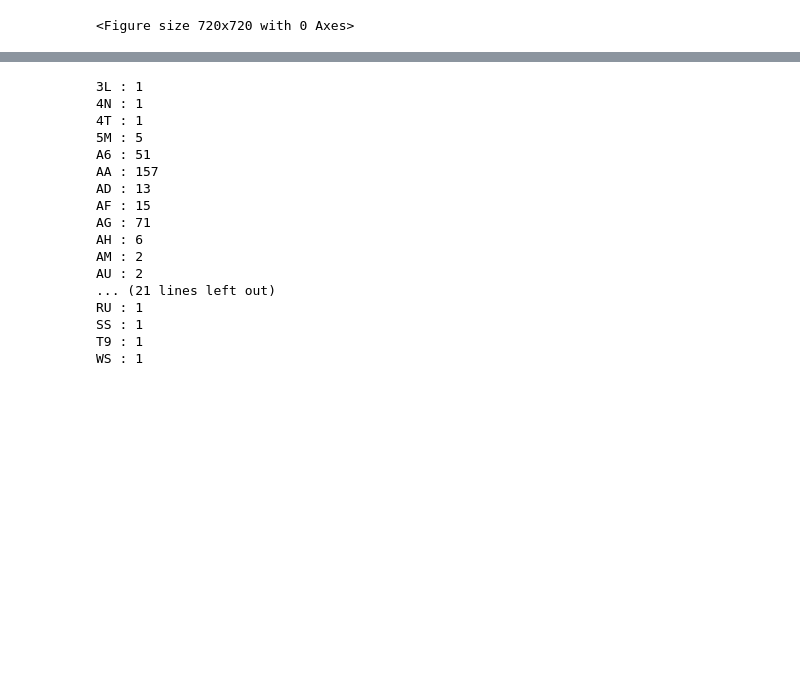
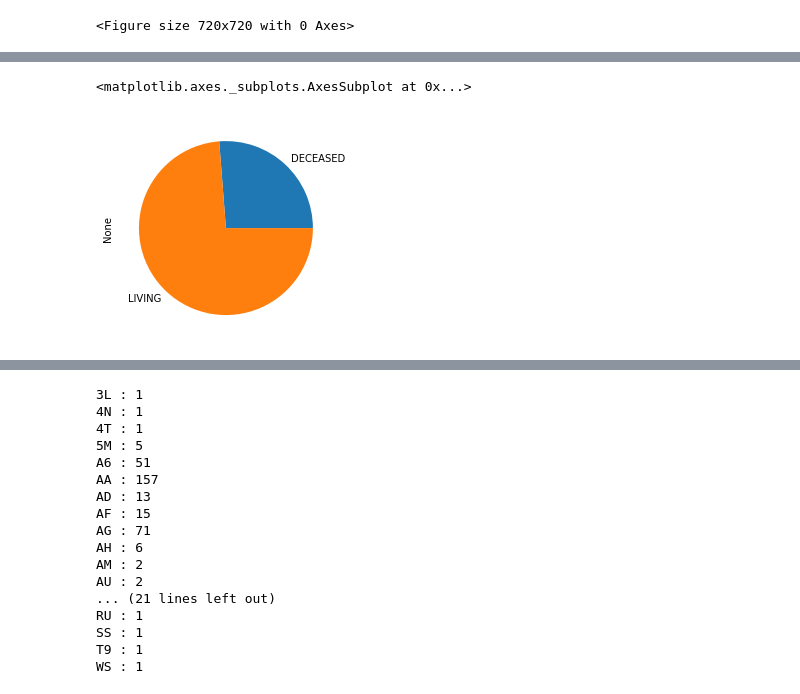
Before and after one commit to edgar-pinto/MEBIOM_BIOINF, a Jupyter notebook: dataset1.ipynb, the cells around one changed output, grey strips where cells are left out. Cells and saved outputs as stored; diff of their text form; code cells hidden in the pictures; blank space fills up the shorter version.

```diff
--- a/dataset1.ipynb
+++ b/dataset1.ipynb
@@ -513,0 +509,5 @@ plt.figure(figsize = (10,10))
+# %%
+meta_flt_macr.groupby('Overall Survival Status').size().plot.pie()
+# %% [output]
+<matplotlib.axes._subplots.AxesSubplot at 0x...>
+[figure, added]
```
Also changed, not shown: parts of 12 cells of this notebook.
